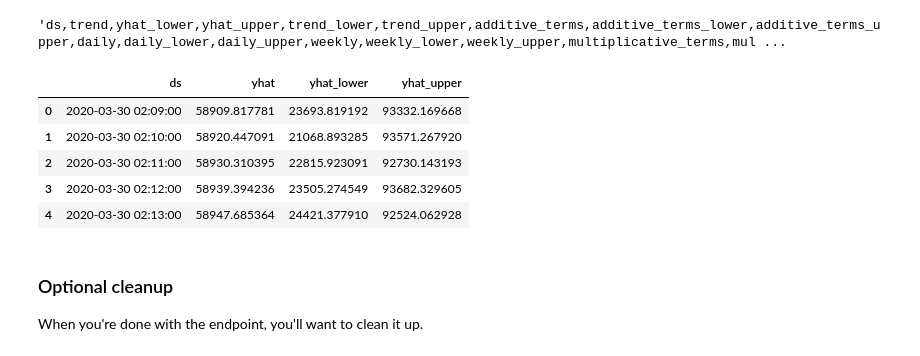
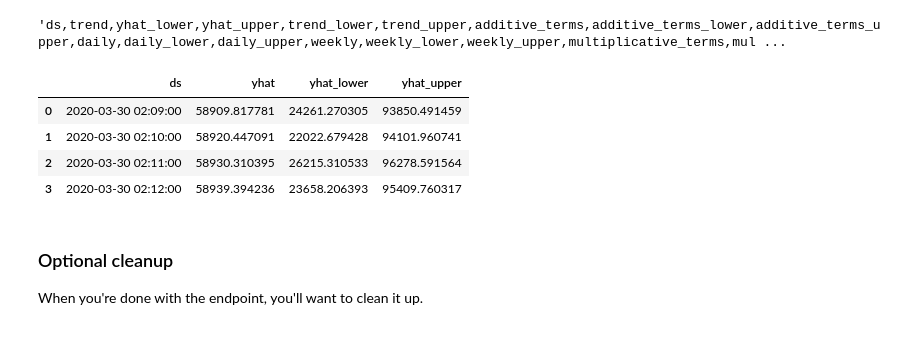
Before and after one commit to helwodlrol/sagemaker-prophet-byo, a Jupyter notebook: prophet_bring_your_own.ipynb, the cells around one changed output. Cells and saved outputs as stored; diff of their text form; code cells hidden in the pictures.

```diff
--- a/prophet_bring_your_own.ipynb
+++ b/prophet_bring_your_own.ipynb
@@ -395,4 +399,5 @@ predictor = prophet.deploy(1, 'ml.m5.xlarge', serializer=csv_serializer)
 
 In order to do some predictions, we'll extract some of the data we used for training and do predictions against it. This is, of course, bad statistical practice, but a good way to see how the mechanism works.
 # %%
-shape=pd.read_csv("container/local_test/payload.csv", header=None, index_col=0)
+test_data_path = "container/local_test/payload.csv"
+shape=pd.read_csv(test_data_path, header=None, index_col=0)
@@ -416,18 +421,16 @@ predictor.predict(test_data.values).decode('utf-8')
 # %%
 from io import StringIO
 
-pred = StringIO(predictor.predict(shape.values).decode('utf-8'))
+pred = StringIO(predictor.predict(test_data.values).decode('utf-8'))
 pred_df = pd.read_csv(pred, sep=',')
 result = pred_df[['ds', 'yhat', 'yhat_lower', 'yhat_upper']]
+result
+# %% [output]
+|  | ds | yhat | yhat_lower | yhat_upper |
+| 0 | 2020-03-30 02:09:00 | 58909.817781 | 24261.270305 | 93850.491459 |
+| 1 | 2020-03-30 02:10:00 | 58920.447091 | 22022.679428 | 94101.960741 |
+| 2 | 2020-03-30 02:11:00 | 58930.310395 | 26215.310533 | 96278.591564 |
+| 3 | 2020-03-30 02:12:00 | 58939.394236 | 23658.206393 | 95409.760317 |
-# %%
-result.head()
-# %% [output]
-|  | ds | yhat | yhat_lower | yhat_upper |
-| 0 | 2020-03-30 02:09:00 | 58909.817781 | 23693.819192 | 93332.169668 |
-| 1 | 2020-03-30 02:10:00 | 58920.447091 | 21068.893285 | 93571.267920 |
-| 2 | 2020-03-30 02:11:00 | 58930.310395 | 22815.923091 | 92730.143193 |
-| 3 | 2020-03-30 02:12:00 | 58939.394236 | 23505.274549 | 93682.329605 |
-| 4 | 2020-03-30 02:13:00 | 58947.685364 | 24421.377910 | 92524.062928 |
 # %% [markdown]
 ### Optional cleanup
 When you're done with the endpoint, you'll want to clean it up.
```
Also changed, not shown: parts of 16 cells of this notebook, 3 other files.
